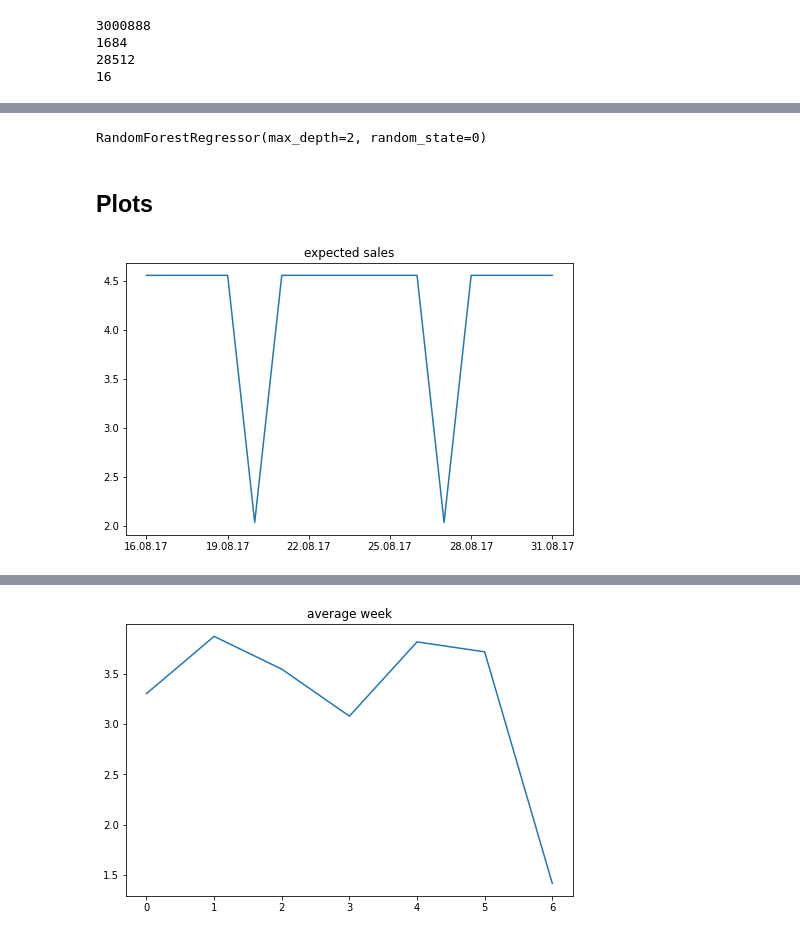
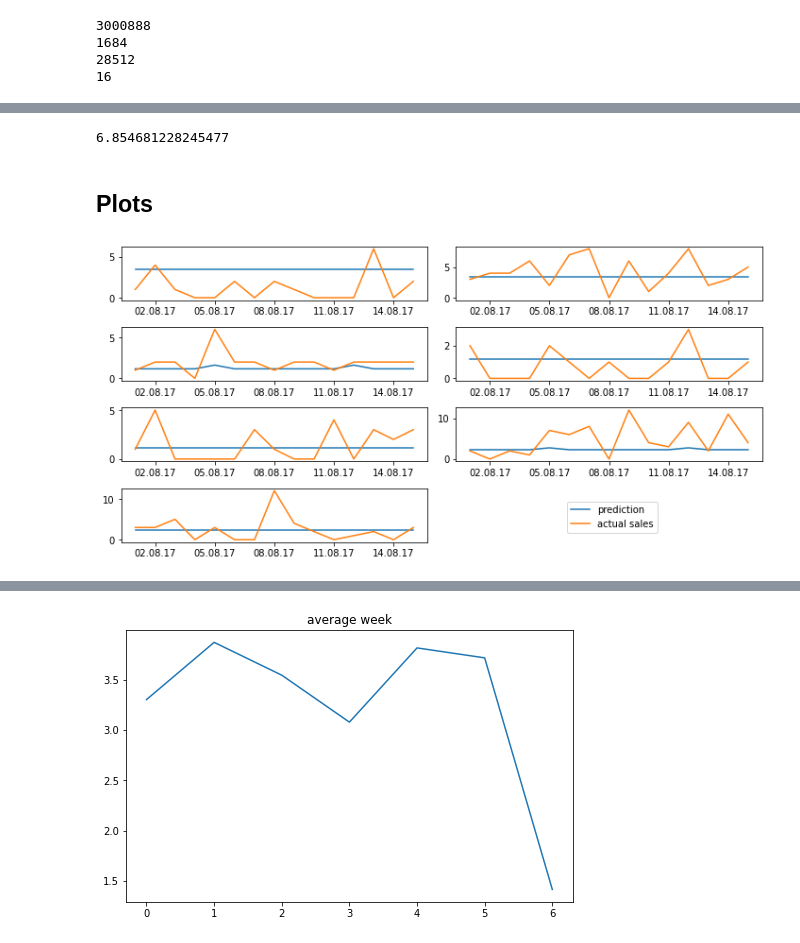
Before and after one commit to PGestrich/AML-Time-Series-Forecasting, a Jupyter notebook: AML_Code.ipynb, the cells around one changed output, grey strips where cells are left out. Cells and saved outputs as stored; diff of their text form; code cells hidden in the pictures.

```diff
--- a/AML_Code.ipynb
+++ b/AML_Code.ipynb
@@ -238,5 +307,10 @@ returns array 'predict' with predictions
 # %%
+#test simple data
 regr = RandomForestRegressor(max_depth=2, random_state=0)
-regr.fit(X_train, Y_train)
+regr.fit(X_train, Y_train.values.ravel())
+
+predict = regr.predict(X_test)
+
+print(mean_squared_error(predict, Y_test.values))
 # %% [output]
-RandomForestRegressor(max_depth=2, random_state=0)
+6.854681228245477
@@ -245,19 +317,55 @@ predict = regr.predict(X_test)
 # %% [markdown]
 ## Plots
-# %%
-import matplotlib.pyplot as plt
-from matplotlib.dates import DateFormatter
-import matplotlib.dates as mdates
-
-fig, ax = plt.subplots(figsize=(8, 5))
-#plt.plot(train_short[['sales']], label = "correct value")
-plt.plot(train_auto['date'], predict, label = "prediction")
-plt.title('expected sales')
-date_form = DateFormatter("%d.%m.%y")
-ax.xaxis.set_major_formatter(date_form)
-ax.xaxis.set_major_locator(mdates.DayLocator(interval=3))
-plt.show()
-# %% [output]
-[figure, removed]
+# %%
+import matplotlib.pyplot as plt
+from matplotlib.dates import DateFormatter
+import matplotlib.dates as mdates
+
+#fig, ax = plt.subplots(figsize=(8, 5))
+
+x =  pd.date_range('2017-08-01', '2017-08-15', freq = 'd')
+date_form = DateFormatter("%d.%m.%y")
+n = len(stores_in_cluster)
+
+#bring values in useful shape
+y_val = Y_test.values
+y_val = y_val.reshape(-1, n).transpose()
+p_val = predict.reshape(-1, n).transpose()
+
+
+#create subplots
+if n % 2 == 0:
+      f, axs = plt.subplots(n/2, 2, figsize=(10,5))
+else:
+    f, axs = plt.subplots(int((n+1)/2), 2,  figsize=(10,5),)
+
+#add values
+for i in range(n):
+    y1 = p_val[i]
+    y2 = y_val[i]
+
+    if i % 2 == 0:
+      nb = int(i/2)
+    else:
+      nb = int((i)/2)
+
+    axs[nb, i%2].plot(x, y1)
+    axs[nb, i%2].plot(x, y2)
+    axs[nb, i%2].xaxis.set_major_formatter(date_form)
+    axs[nb, i%2].xaxis.set_major_locator(mdates.DayLocator(interval=3))
+
+if n % 2 != 0:
+    f.delaxes(axs[int((i)/2), 1])
+
+f.tight_layout()
+f.subplots_adjust(bottom=0.1)   ##  Need to play with this number.
+f.legend(labels = ['prediction', 'actual sales'], loc=(.7,.1))
+
+#f.suptitle('Results Random Forest Regression')
+
+
+f.show()
+# %% [output]
+[figure, added]
 # %%
 fig, ax = plt.subplots(figsize=(20, 8))
```
Also changed, not shown: parts of 27 cells of this notebook.
